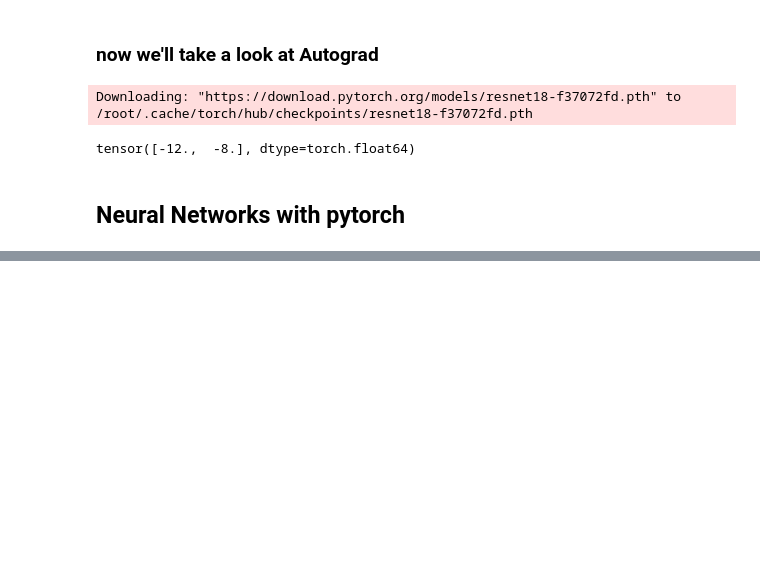
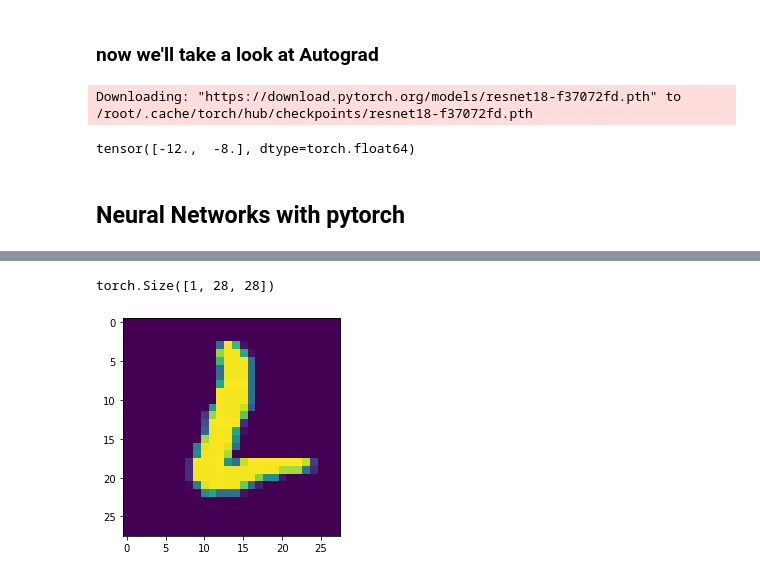
Before and after one commit to kalebmes/Machine-Learning-Repo, a Jupyter notebook: Pytorch_introduction.ipynb, the cells around one changed output, grey strips where cells are left out. Cells and saved outputs as stored; diff of their text form; code cells hidden in the pictures; blank space fills up the shorter version.

```diff
--- a/Pytorch_introduction.ipynb
+++ b/Pytorch_introduction.ipynb
@@ -194,0 +199,3 @@ class Net(nn.Module):
+# %%
+train = datasets.MNIST("", train=True, download=True, transform=transforms.Compose([transforms.ToTensor()]))
+test = datasets.MNIST("", train=False, download=True, transform=transforms.Compose([transforms.ToTensor()]))
@@ -194,0 +218,7 @@ class Net(nn.Module):
+# %%
+trainset = torch.utils.data.DataLoader(train, batch_size=10, shuffle=True)
+testset = torch.utils.data.DataLoader(test, batch_size=10, shuffle=True)
+# %%
+for data in trainset:
+  print(data)
+  break
@@ -194,0 +243,12 @@ class Net(nn.Module):
+# %%
+x, y = data[0][0], data[1][0]
+x.shape
+# %% [output]
+torch.Size([1, 28, 28])
+# %%
+#how to view them as images
+import matplotlib.pyplot as plt
+plt.imshow(data[0][0].view(28,28))
+plt.show()
+# %% [output]
+[figure, added]
```
Also changed, not shown: parts of 13 cells of this notebook.
